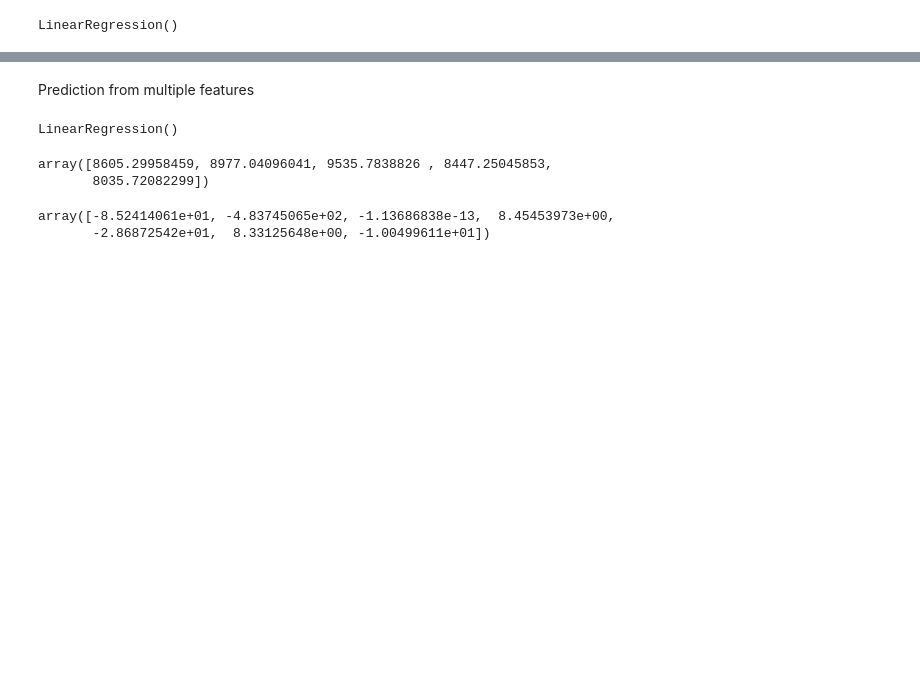
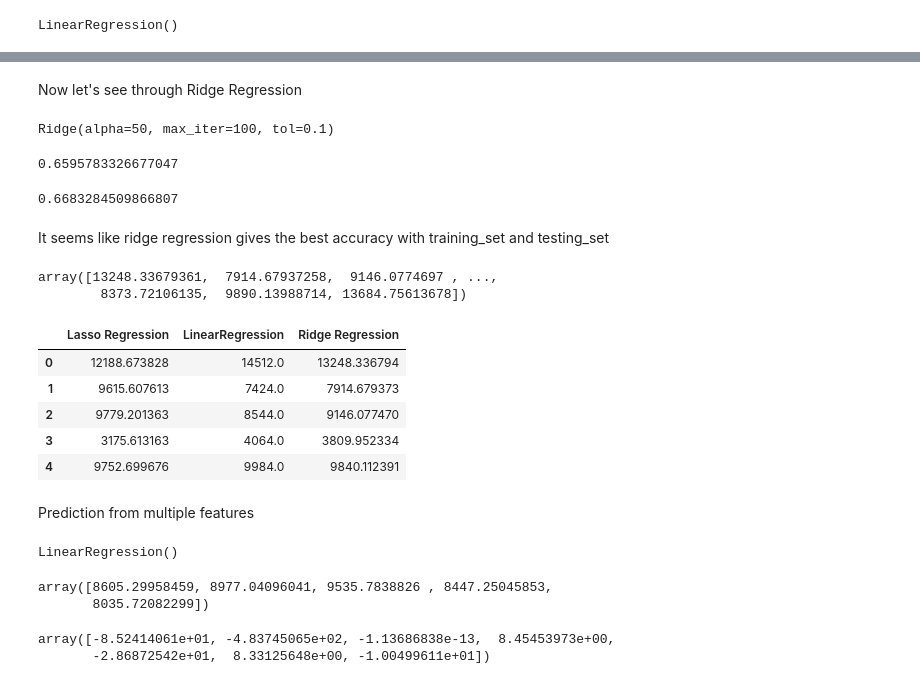
Before and after one commit to Jagannath29/pythonForMachineLearningAndDataScience, a Jupyter notebook: week_7/day_03/newRegression.ipynb, the cells around one changed output, grey strips where cells are left out. Cells and saved outputs as stored; diff of their text form; code cells hidden in the pictures; blank space fills up the shorter version.

```diff
--- a/week_7/day_03/newRegression.ipynb
+++ b/week_7/day_03/newRegression.ipynb
@@ -347,0 +374,5 @@ simple_lr.intercept_
+# %%
+from sklearn import linear_model
+
+lasso_reg = linear_model.Lasso(alpha=50, max_iter=100, tol=0.1)
+lasso_reg.fit(X_train, Y_train)
@@ -347,0 +389,3 @@ simple_lr.intercept_
+# %%
+pred_from_lasso = lasso_reg.predict(x_test)
+pred_from_lasso
@@ -347,0 +405,2 @@ simple_lr.intercept_
+# %% [markdown]
+Now let's see through Ridge Regression
@@ -348,3 +410,36 @@ simple_lr.intercept_
+# %%
+ridg = linear_model.Ridge(alpha=50, max_iter=100, tol=0.1)
+ridg.fit(X_train, Y_train)
+# %% [output]
+Ridge(alpha=50, max_iter=100, tol=0.1)
+# %%
+# Accuracy with ridge from training
+ridg.score(X_train, Y_train)
+# %% [output]
+0.6595783326677047
+# %%
+# Accuracy with ridge from testing
+ridg.score(x_test, y_test)
+# %% [output]
+0.6683284509866807
+# %% [markdown]
+It seems like ridge regression gives the best accuracy with training_set and testing_set
+# %%
+ridge_pred = ridg.predict(x_test)
+ridge_pred
+# %% [output]
+array([13248.33679361,  7914.67937258,  9146.0774697 , ...,
+        8373.72106135,  9890.13988714, 13684.75613678])
+# %%
+data = pd.DataFrame({"Lasso Regression": pred_from_lasso, "LinearRegression": pred_from_linear, 'Ridge Regression': ridge_pred})
+data.head()
+# %% [output]
+|  | Lasso Regression | LinearRegression | Ridge Regression |
+| 0 | 12188.673828 | 14512.0 | 13248.336794 |
+| 1 | 9615.607613 | 7424.0 | 7914.679373 |
+| 2 | 9779.201363 | 8544.0 | 9146.077470 |
+| 3 | 3175.613163 | 4064.0 | 3809.952334 |
+| 4 | 9752.699676 | 9984.0 | 9840.112391 |
 # %%
 # # plot
 # plt.figure(figsize=(12.6))
```
Also changed, not shown: parts of 22 cells of this notebook, 2 other files.
